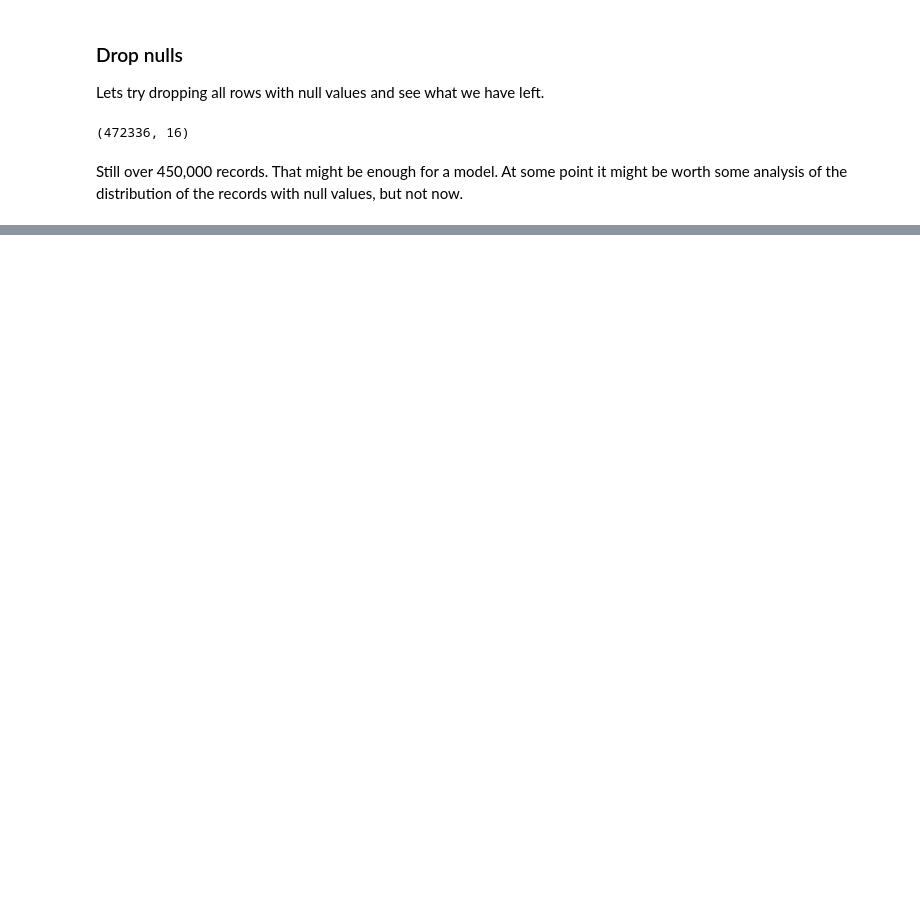
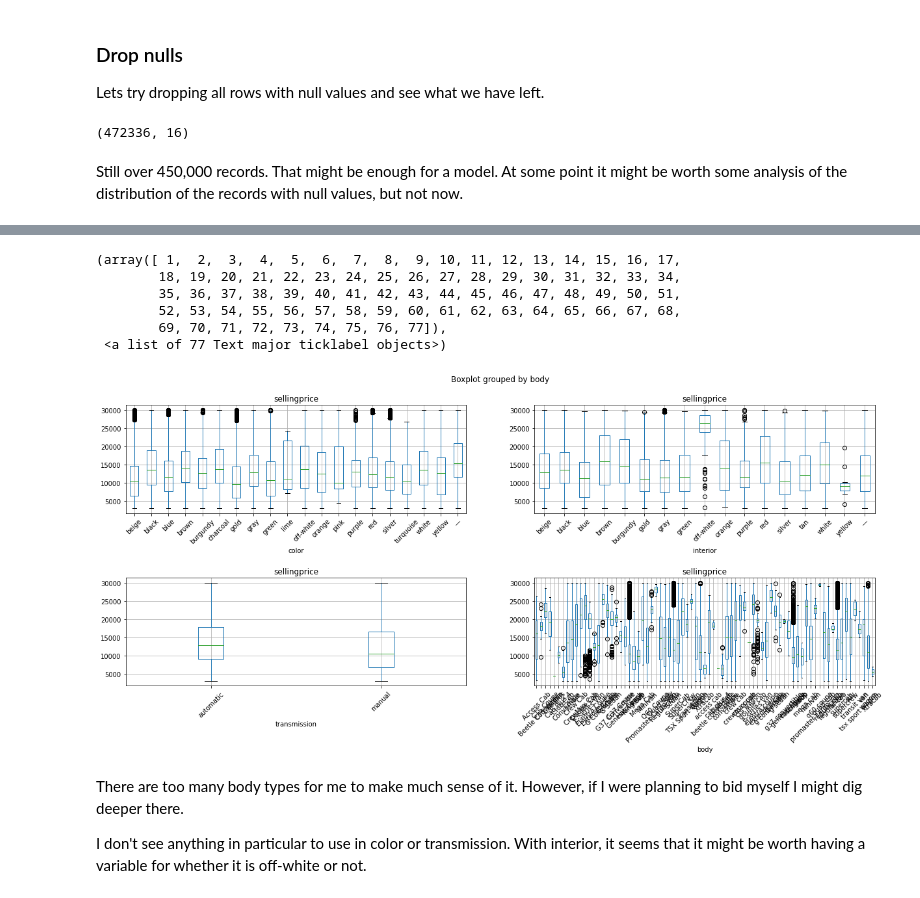
Before and after one commit to jhmuller/carPrices, a Jupyter notebook: car.ipynb, the cells around one changed output, grey strips where cells are left out. Cells and saved outputs as stored; diff of their text form; code cells hidden in the pictures; blank space fills up the shorter version.

```diff
--- a/car.ipynb
+++ b/car.ipynb
@@ -212,0 +253,28 @@ x.loc[x.cnt > 200, ].shape
+# %%
+cols = ["color", "interior", "transmission"]
+fig, axs = plt.subplots(nrows=2, ncols=2, figsize=[20,8])
+plt.xticks(rotation = 45)
+fig.tight_layout(h_pad=10)
+for i, col in enumerate(cols):
+  r = i // 2
+  c = i % 2
+  ax = axs[r, c]
+  ax.set_ylabel("")
+  nn_cat.boxplot(ax=ax, column="sellingprice", by=col, grid=True)
+  ax.set_xticklabels(ax.get_xticklabels(), rotation = 45)
+plt.xticks(rotation = 45)
+# %% [output]
+(array([ 1,  2,  3,  4,  5,  6,  7,  8,  9, 10, 11, 12, 13, 14, 15, 16, 17,
+        18, 19, 20, 21, 22, 23, 24, 25, 26, 27, 28, 29, 30, 31, 32, 33, 34,
+        35, 36, 37, 38, 39, 40, 41, 42, 43, 44, 45, 46, 47, 48, 49, 50, 51,
+        52, 53, 54, 55, 56, 57, 58, 59, 60, 61, 62, 63, 64, 65, 66, 67, 68,
+        69, 70, 71, 72, 73, 74, 75, 76, 77]),
+ <a list of 77 Text major ticklabel objects>)
+[figure, added]
+# %% [markdown]
+There are too many body types for me to make much sense of it.
+However, if I were planning to bid myself I might dig deeper there.
+
+I don't see anything in particular to use in color or transmission.
+With interior, it seems that it might be worth having a variable
+for whether it is off-white or not.
```
Also changed, not shown: parts of 34 cells of this notebook.
